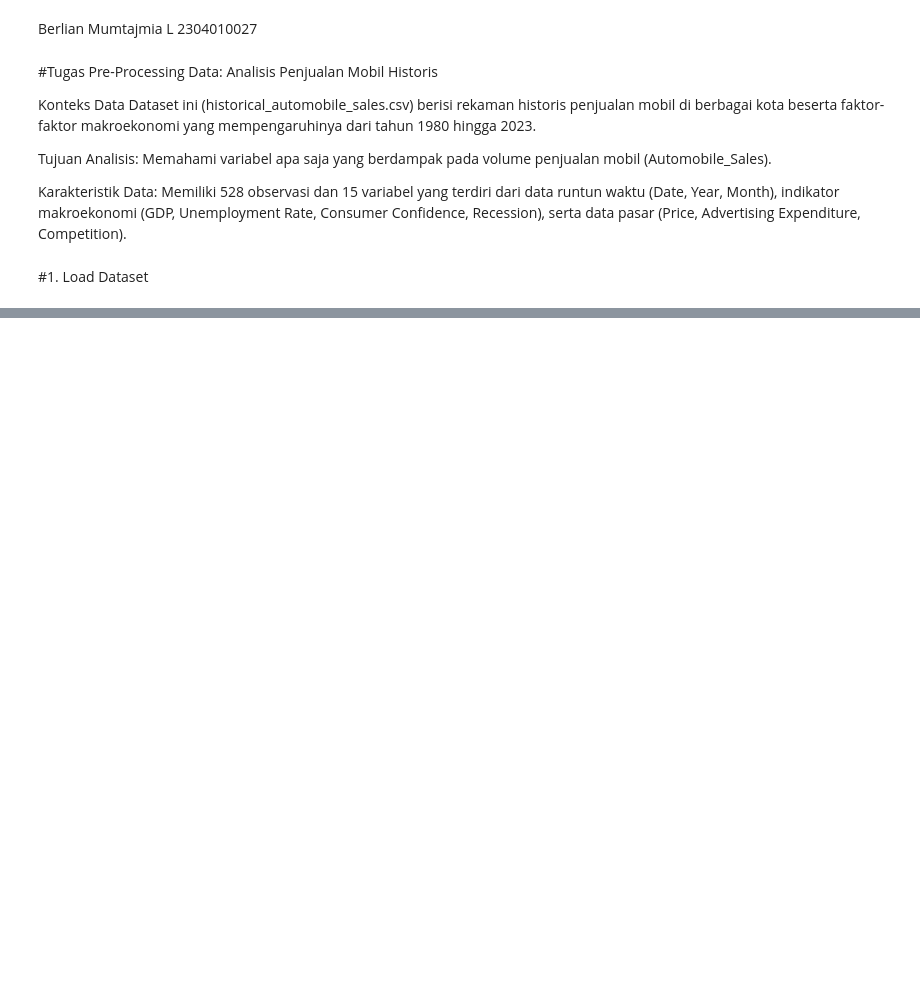
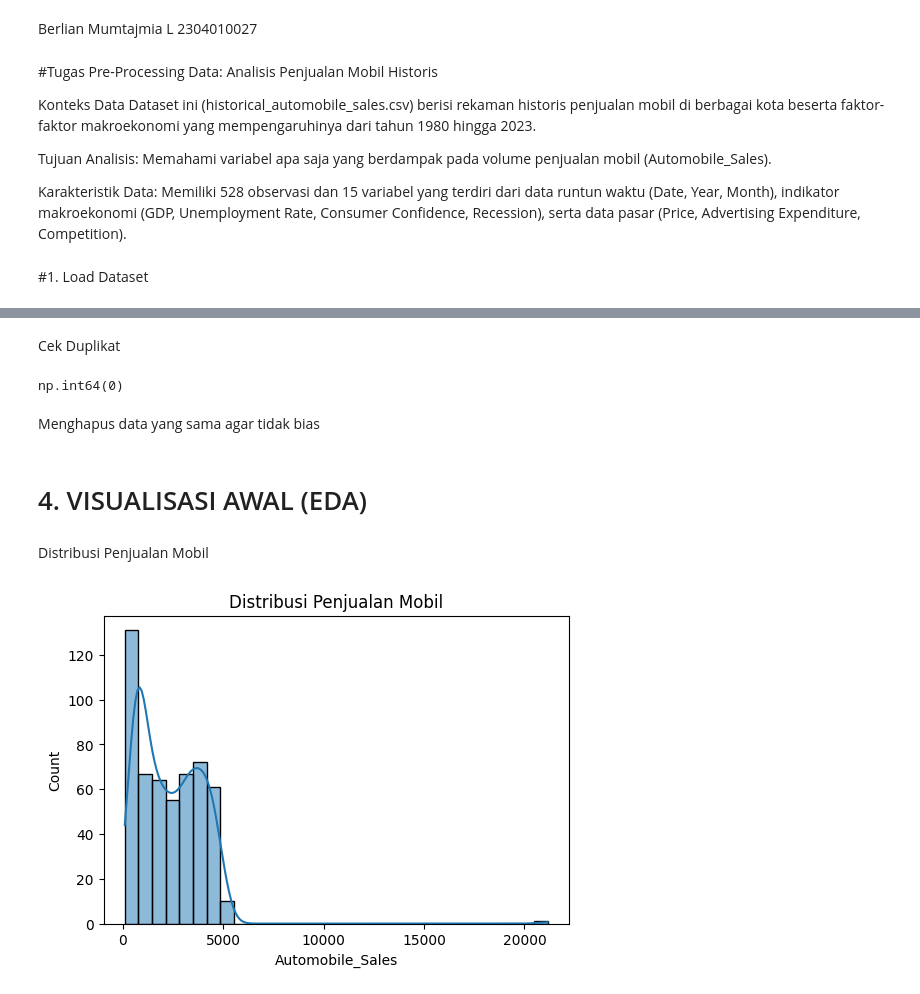
Before and after one commit to Alinberlian/iris-bootstrap-eda, a Jupyter notebook: Data_Pre_Processing.ipynb, the cells around one changed output, grey strips where cells are left out. Cells and saved outputs as stored; diff of their text form; code cells hidden in the pictures; blank space fills up the shorter version.

```diff
--- a/Data_Pre_Processing.ipynb
+++ b/Data_Pre_Processing.ipynb
@@ -278,0 +96,23 @@ Hasil ekspor akhir berupa dataset historical_automobile_sales_preprocessed.csv k
+# %%
+df.fillna(method='ffill', inplace=True)
+# %% [markdown]
+Cek Duplikat
+# %%
+df.duplicated().sum()
+# %% [output]
+np.int64(0)
+# %%
+df.drop_duplicates(inplace=True)
+# %% [markdown]
+Menghapus data yang sama agar tidak bias
+# %% [markdown]
+# 4. VISUALISASI AWAL (EDA)
+# %% [markdown]
+Distribusi Penjualan Mobil
+# %%
+plt.figure(figsize=(6,4))
+sns.histplot(df['Automobile_Sales'], kde=True)
+plt.title('Distribusi Penjualan Mobil')
+plt.show()
+# %% [output]
+[figure, added]
```
Also changed, not shown: parts of 57 cells of this notebook.
